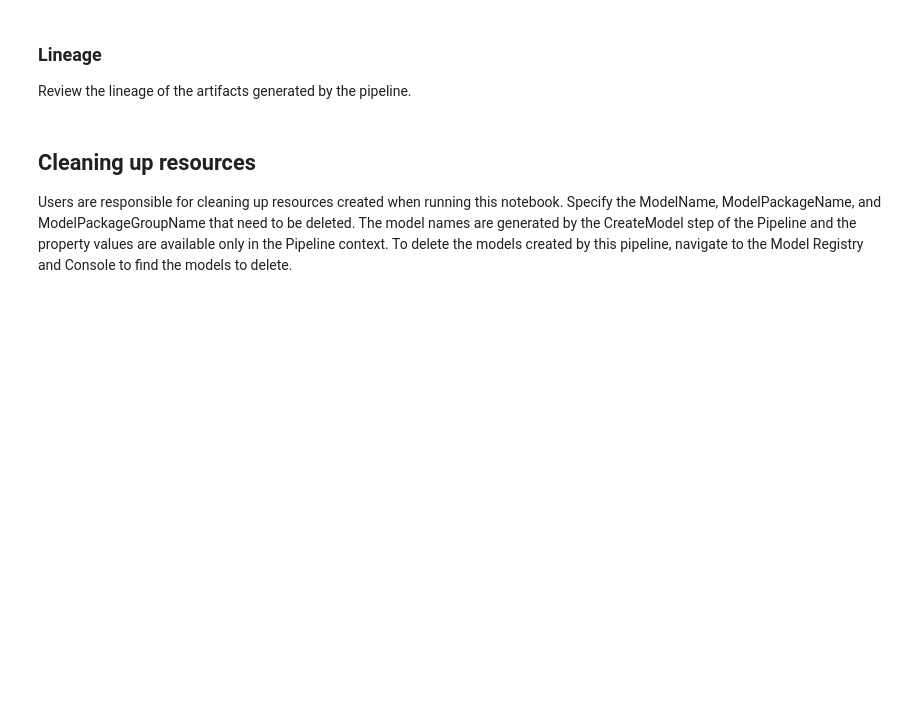
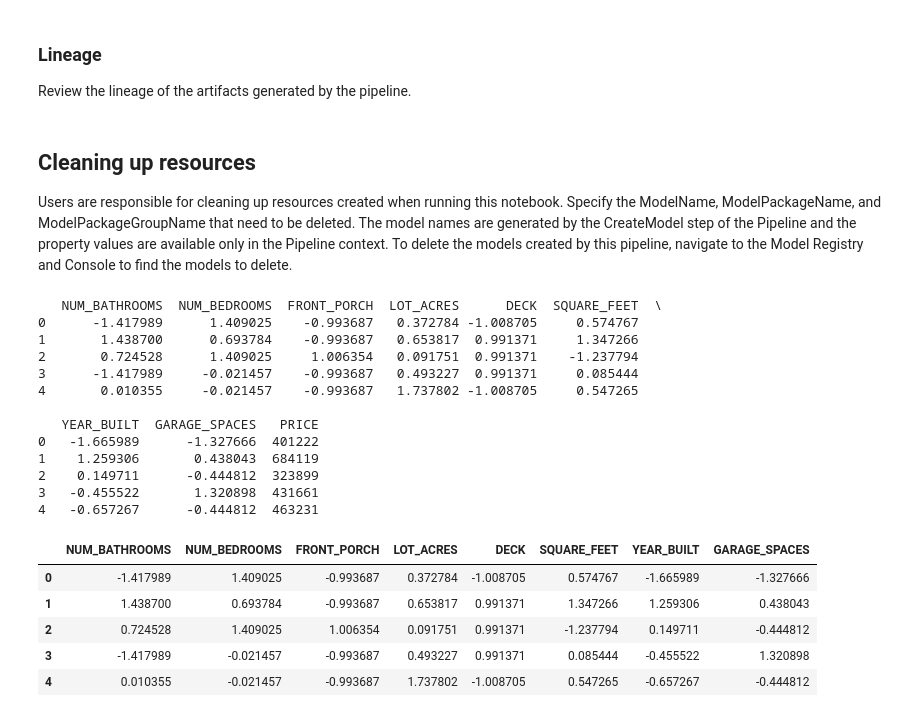
Before and after one commit to aws-samples/aws-samples-for-ray, a Jupyter notebook: 4-sagemaker-pipeline-ray.ipynb, the cells around one changed output. Drawn from its saved outputs; the diff is of its cells as text; code cells hidden in the pictures; blank space fills up the shorter version.

```diff
--- a/4-sagemaker-pipeline-ray.ipynb
+++ b/4-sagemaker-pipeline-ray.ipynb
@@ -473,18 +462,19 @@ if __name__ == "__main__":
     test_path = "/opt/ml/processing/test/"
     # Get list of all csv files in folder
     csv_files = glob.glob(f'{test_path}*.csv')
-    # Create empty dataframe
-    df = pd.DataFrame()
 
-    # Loop through csv files and read into df
-    for f in csv_files:
-        filename = os.path.basename(f)
-        tmp_df = pd.read_csv(f, header=None)
-        df = pd.concat([df, tmp_df], ignore_index=True)
+    # Read each CSV file into DataFrame
+    # This creates a list of dataframes
+    df_list = (pd.read_csv(file, header=0) for file in csv_files)
 
-    y_test = df.iloc[:, 0].to_numpy()
-    df.drop(df.columns[0], axis=1, inplace=True)
-    X_test = df.to_numpy()
+    # Concatenate all DataFrames
+    df = pd.concat(df_list, ignore_index=True)
+    df.reset_index(drop=True, inplace=True)
+    print(df.head(5))
+    y_test = df["PRICE"].to_numpy()
+    df.drop(columns=["PRICE"], axis=1, inplace=True)
+
+    X_test = xgb.DMatrix(df.values)
 
     logger.info('Performing predictions against test data.')
     predictions = model.predict(X_test)
@@ -495,13 +485,16 @@ if __name__ == "__main__":
     mae = mean_absolute_error(y_test, predictions)
     mse = mean_squared_error(y_test, predictions)
     rmse = sqrt(mse)
+    std = np.std(y_test - predictions)
     report_dict = {
         'regression_metrics': {
             'mae': {
                 'value': mae,
+                "standard_deviation": std
             },
             'rmse': {
                 'value': rmse,
+                "standard_deviation": std
             },
         },
     }
@@ -794,3 +782,44 @@ Users are responsible for cleaning up resources created when running this notebo
 
 # # Delete the Pipeline
 #sm_client.delete_pipeline(PipelineName=pipeline_name)
+# %%
+import glob
+
+import pandas as pd
+
+test_path = "./data/processed/test/"
+# Get list of all csv files in folder
+csv_files = glob.glob(f'{test_path}*.csv')
+
+# Read each CSV file into DataFrame
+# This creates a list of dataframes
+df_list = (pd.read_csv(file, header=0) for file in csv_files)
+
+# Concatenate all DataFrames
+df = pd.concat(df_list, ignore_index=True)
+df.reset_index(drop=True, inplace=True)
+print(df.head(5))
+y_test = df.iloc[: , :-1].to_numpy()
+df.drop(df.columns[-1], axis=1, inplace=True)
+
+df.head(5)
+# %% [output]
+   NUM_BATHROOMS  NUM_BEDROOMS  FRONT_PORCH  LOT_ACRES      DECK  SQUARE_FEET  \
+0      -1.417989      1.409025    -0.993687   0.372784 -1.008705     0.574767
+1       1.438700      0.693784    -0.993687   0.653817  0.991371     1.347266
+2       0.724528      1.409025     1.006354   0.091751  0.991371    -1.237794
+3      -1.417989     -0.021457    -0.993687   0.493227  0.991371     0.085444
+4       0.010355     -0.021457    -0.993687   1.737802 -1.008705     0.547265
+
+   YEAR_BUILT  GARAGE_SPACES   PRICE
+0   -1.665989      -1.327666  401222
+1    1.259306       0.438043  684119
+2    0.149711      -0.444812  323899
+3   -0.455522       1.320898  431661
+4   -0.657267      -0.444812  463231
+|  | NUM_BATHROOMS | NUM_BEDROOMS | FRONT_PORCH | LOT_ACRES | DECK | SQUARE_FEET | YEAR_BUILT | GARAGE_SPACES |
+| 0 | -1.417989 | 1.409025 | -0.993687 | 0.372784 | -1.008705 | 0.574767 | -1.665989 | -1.327666 |
+| 1 | 1.438700 | 0.693784 | -0.993687 | 0.653817 | 0.991371 | 1.347266 | 1.259306 | 0.438043 |
+| 2 | 0.724528 | 1.409025 | 1.006354 | 0.091751 | 0.991371 | -1.237794 | 0.149711 | -0.444812 |
+| 3 | -1.417989 | -0.021457 | -0.993687 | 0.493227 | 0.991371 | 0.085444 | -0.455522 | 1.320898 |
+| 4 | 0.010355 | -0.021457 | -0.993687 | 1.737802 | -1.008705 | 0.547265 | -0.657267 | -0.444812 |
```
Also changed, not shown: parts of 6 cells of this notebook, 1 other file.
